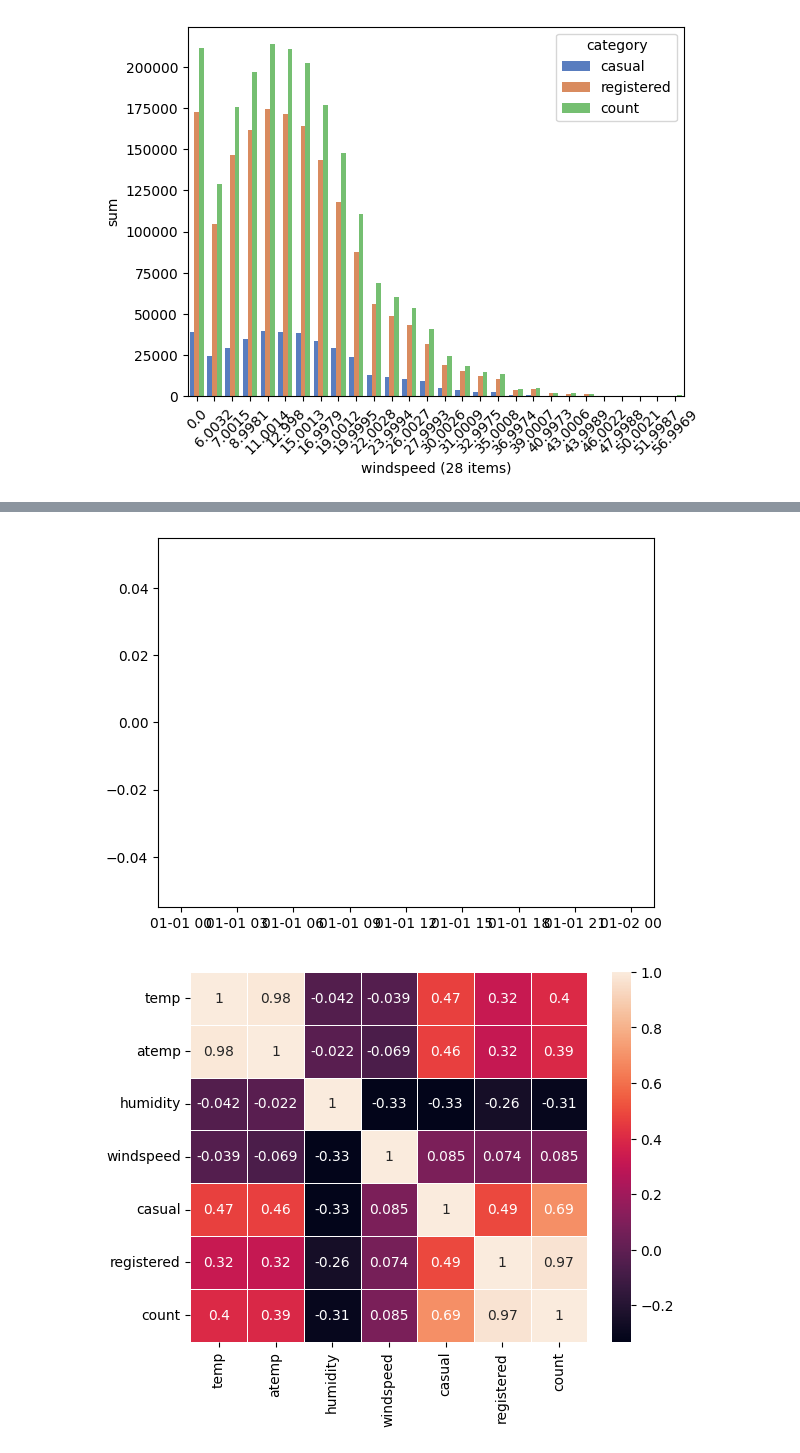
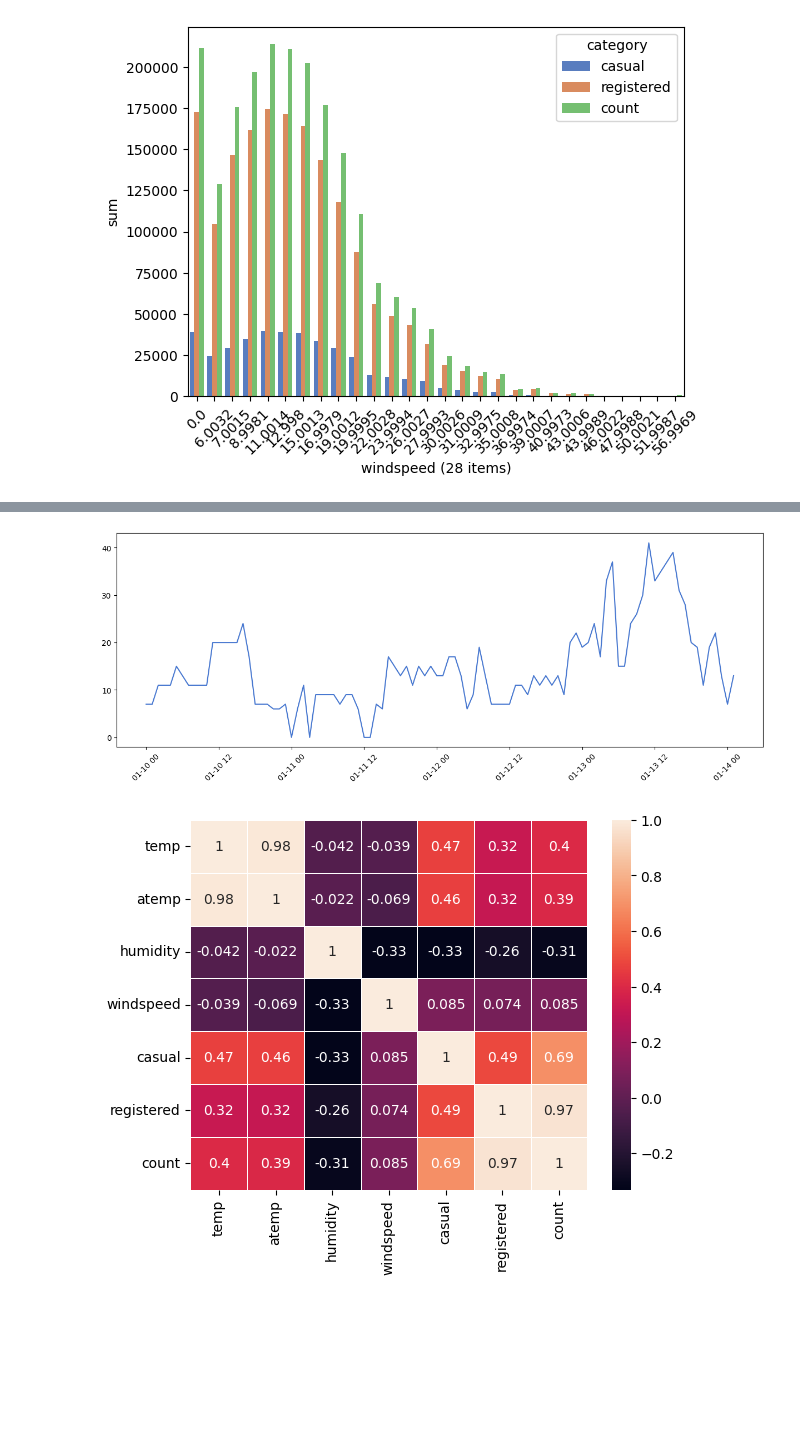
Before and after one commit to ryo-i1/bike, a Jupyter notebook: bike_analysis.ipynb, the cells around one changed output, grey strips where cells are left out. Saved outputs shown, nothing was run; the diff lists cells and outputs as text; code cells hidden in the pictures; blank space fills up the shorter version.

```diff
--- a/bike_analysis.ipynb
+++ b/bike_analysis.ipynb
@@ -153,10 +153,11 @@ plt.show()
 # %%
-df_wind_sub = df.loc['2011-01-01':'2011-01-31', 'windspeed']
-plt.plot(df_wind_sub.index, df_wind_sub, ls='-', marker='.')
+df_wind_sub = df.loc['2012-01-10-00':'2012-01-14-01', 'windspeed']
+plt.figure(figsize=(15, 5))
+plt.plot(df_wind_sub.index, df_wind_sub, ls='-', marker='')
 plt.xticks(rotation=45)
 plt.show()
 # %% [output]
-[figure, old version]
+[figure, new version]
 # %%
 df_wind_nz = df[df.loc[:, 'windspeed'] != 0].copy()
 
```
Also changed, not shown: parts of 3 cells of this notebook, 3 other files.
